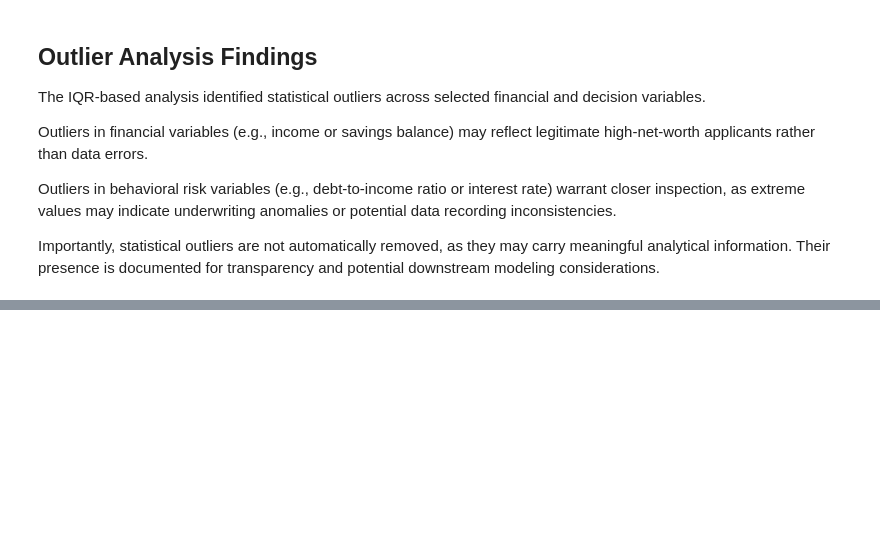
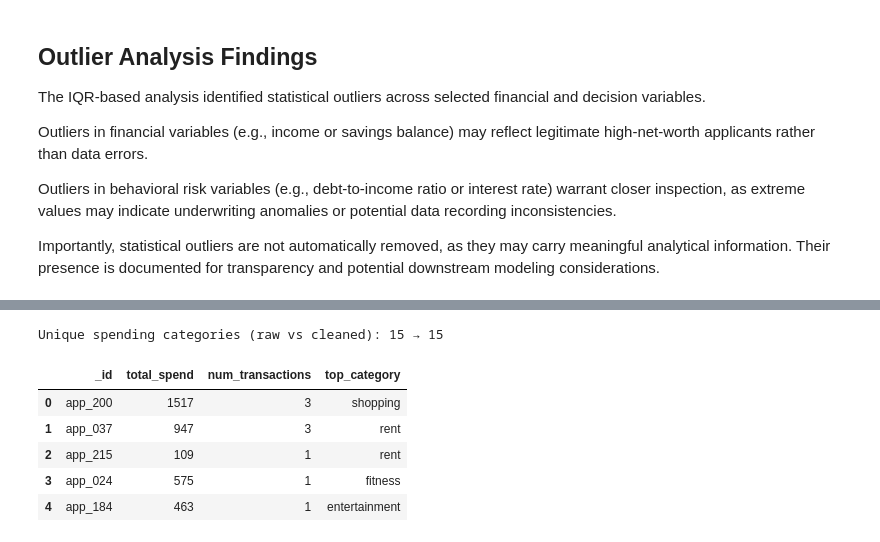
Before and after one commit to jmroque7/dego-project-team-14-TXB, a Jupyter notebook: Notebooks/01-data-quality.ipynb, the cells around one changed output, grey strips where cells are left out. Drawn from its saved outputs; the diff is of its cells as text; code cells hidden in the pictures; blank space fills up the shorter version.

```diff
--- a/Notebooks/01-data-quality.ipynb
+++ b/Notebooks/01-data-quality.ipynb
@@ -694,0 +849,34 @@ Importantly, statistical outliers are not automatically removed, as they may car
+# %%
+# Engineered application-level summary features
+# total_spend, num_transactions, top_category
+agg = spend_df.groupby("_id").agg(
+    total_spend=("amount", "sum"),
+    num_transactions=("amount", "count"),
+)
+
+# top category (mode)
+if "category_clean" in spend_df.columns:
+    top_cat = (
+        spend_df.dropna(subset=["category_clean"])
+        .groupby("_id")["category_clean"]
+        .agg(lambda s: s.value_counts().index[0] if len(s.value_counts()) else np.nan)
+        .rename("top_category")
+    )
+    agg = agg.join(top_cat, how="left")
+
+# Merge back
+flat = flat.merge(agg, on="_id", how="left")
+
+print("Unique spending categories (raw vs cleaned):", cat_unique_raw, "→", cat_unique_clean)
+
+cols_to_show = ["_id", "total_spend", "num_transactions", "top_category"]
+cols_to_show = [c for c in cols_to_show if c in flat.columns]
+flat[cols_to_show].head()
+# %% [output]
+Unique spending categories (raw vs cleaned): 15 → 15
+|  | _id | total_spend | num_transactions | top_category |
+| 0 | app_200 | 1517 | 3 | shopping |
+| 1 | app_037 | 947 | 3 | rent |
+| 2 | app_215 | 109 | 1 | rent |
+| 3 | app_024 | 575 | 1 | fitness |
+| 4 | app_184 | 463 | 1 | entertainment |
```
Also changed, not shown: parts of 17 cells of this notebook.
